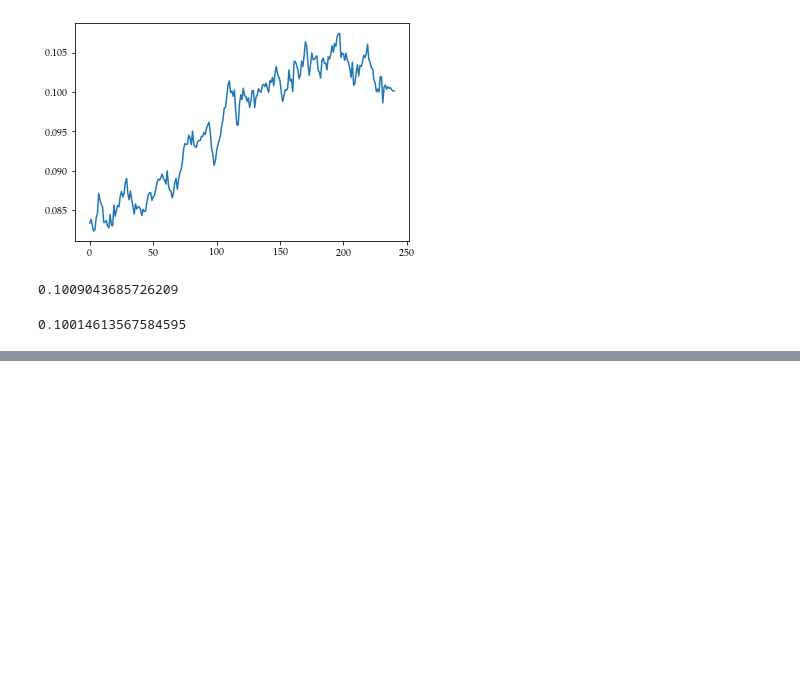
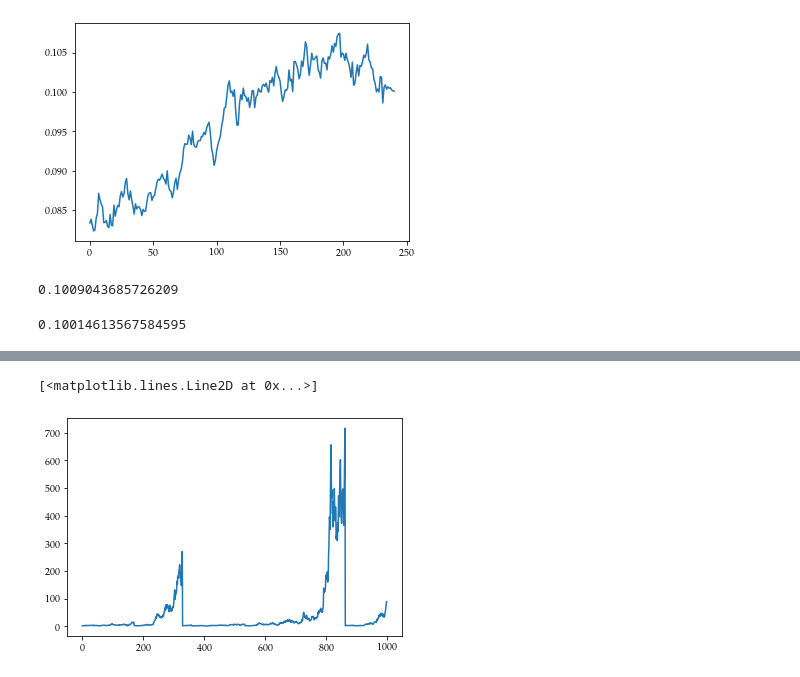
Before and after one commit to sbenthall/SHARKFin, a Jupyter notebook: simulate/Run Basic Simulation.ipynb, the cells around one changed output, grey strips where cells are left out. Drawn from its saved outputs; the diff is of its cells as text; code cells hidden in the pictures; blank space fills up the shorter version.

```diff
--- a/simulate/Run Basic Simulation.ipynb
+++ b/simulate/Run Basic Simulation.ipynb
@@ -245,0 +263,5 @@ mean([sim.market.next_dividend() / sim.market.dividends[-1] for i in range(10000
+# %%
+plt.plot(pop.agents[3].history['cNrm'])
+# %% [output]
+[<matplotlib.lines.Line2D at 0x...>]
+[figure, added]
```
Also changed, not shown: parts of 16 cells of this notebook.
